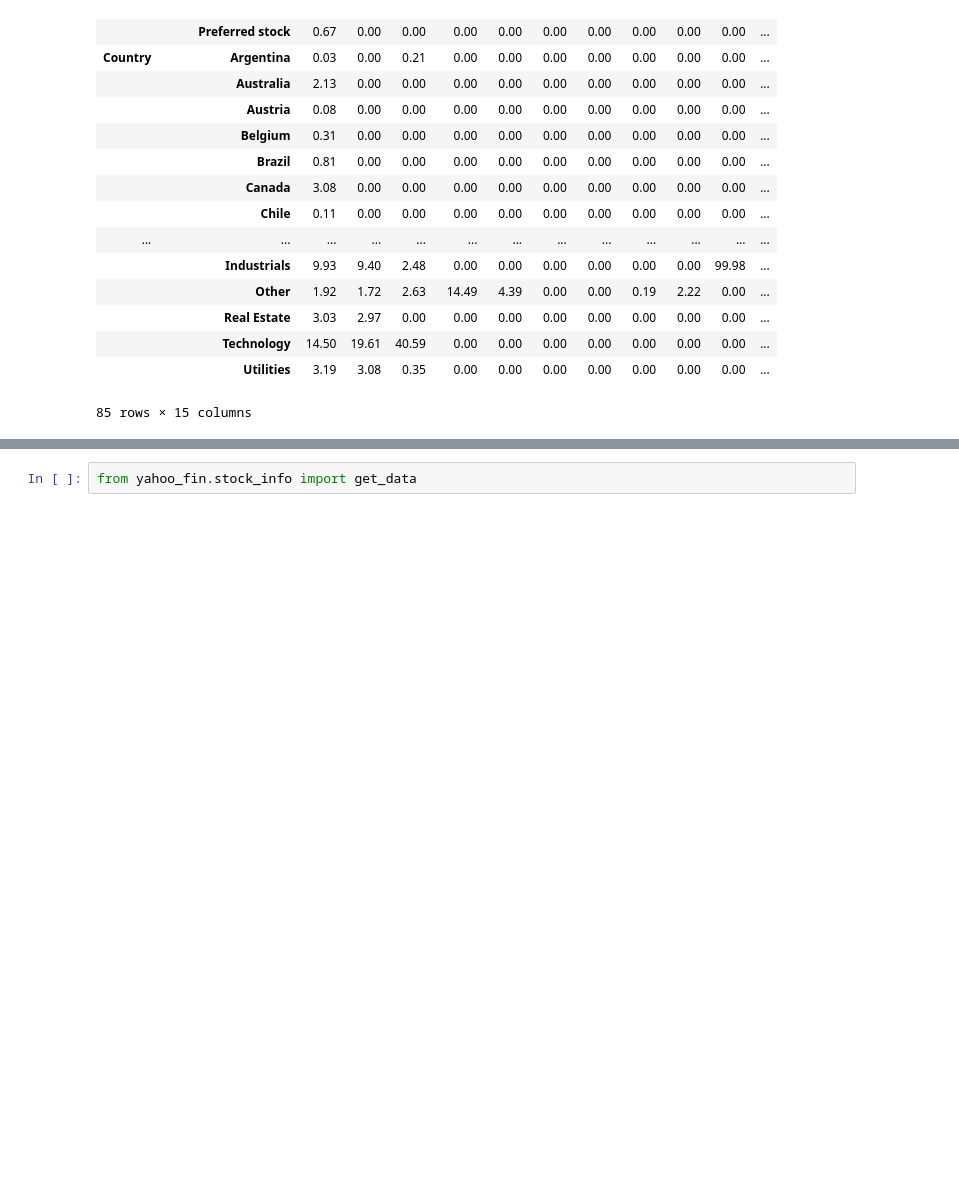
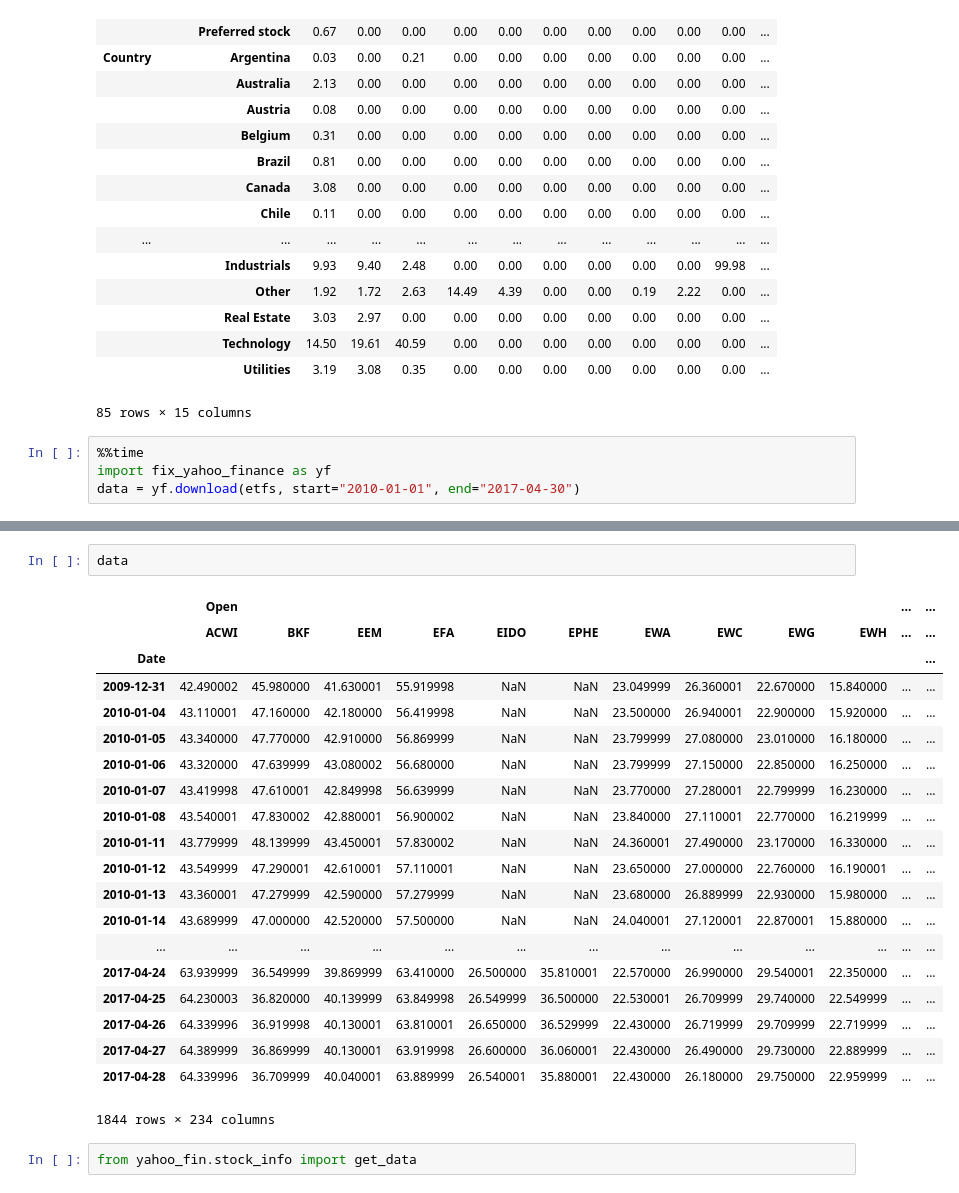
Before and after one commit to Pyeon-Joung-Wook/etfscrapy, a Jupyter notebook: etfscrapy.ipynb, the cells around one changed output, grey strips where cells are left out. Drawn from its saved outputs; the diff is of its cells as text; blank space fills up the shorter version.

```diff
--- a/etfscrapy.ipynb
+++ b/etfscrapy.ipynb
@@ -141,3 +141,7 @@ etfs
 |  | Technology | 14.50 | 19.61 | 40.59 | 0.00 | 0.00 | 0.00 | 0.00 | 0.00 | 0.00 | 0.00 | ... |
 |  | Utilities | 3.19 | 3.08 | 0.35 | 0.00 | 0.00 | 0.00 | 0.00 | 0.00 | 0.00 | 0.00 | ... |
 85 rows × 15 columns
+# %%
+%%time
+import fix_yahoo_finance as yf
+data = yf.download(etfs, start="2010-01-01", end="2017-04-30")
@@ -144,3 +151,26 @@ etfs
+# %%
+data
+# %% [output]
+|  | Open |  |  |  |  |  |  |  |  |  | ... | ... |
+|  | ACWI | BKF | EEM | EFA | EIDO | EPHE | EWA | EWC | EWG | EWH | ... | ... |
+| Date |  |  |  |  |  |  |  |  |  |  |  | ... |
+| 2009-12-31 | 42.490002 | 45.980000 | 41.630001 | 55.919998 | NaN | NaN | 23.049999 | 26.360001 | 22.670000 | 15.840000 | ... | ... |
+| 2010-01-04 | 43.110001 | 47.160000 | 42.180000 | 56.419998 | NaN | NaN | 23.500000 | 26.940001 | 22.900000 | 15.920000 | ... | ... |
+| 2010-01-05 | 43.340000 | 47.770000 | 42.910000 | 56.869999 | NaN | NaN | 23.799999 | 27.080000 | 23.010000 | 16.180000 | ... | ... |
+| 2010-01-06 | 43.320000 | 47.639999 | 43.080002 | 56.680000 | NaN | NaN | 23.799999 | 27.150000 | 22.850000 | 16.250000 | ... | ... |
+| 2010-01-07 | 43.419998 | 47.610001 | 42.849998 | 56.639999 | NaN | NaN | 23.770000 | 27.280001 | 22.799999 | 16.230000 | ... | ... |
+| 2010-01-08 | 43.540001 | 47.830002 | 42.880001 | 56.900002 | NaN | NaN | 23.840000 | 27.110001 | 22.770000 | 16.219999 | ... | ... |
+| 2010-01-11 | 43.779999 | 48.139999 | 43.450001 | 57.830002 | NaN | NaN | 24.360001 | 27.490000 | 23.170000 | 16.330000 | ... | ... |
+| 2010-01-12 | 43.549999 | 47.290001 | 42.610001 | 57.110001 | NaN | NaN | 23.650000 | 27.000000 | 22.760000 | 16.190001 | ... | ... |
+| 2010-01-13 | 43.360001 | 47.279999 | 42.590000 | 57.279999 | NaN | NaN | 23.680000 | 26.889999 | 22.930000 | 15.980000 | ... | ... |
+| 2010-01-14 | 43.689999 | 47.000000 | 42.520000 | 57.500000 | NaN | NaN | 24.040001 | 27.120001 | 22.870001 | 15.880000 | ... | ... |
+| ... | ... | ... | ... | ... | ... | ... | ... | ... | ... | ... | ... | ... |
+| 2017-04-24 | 63.939999 | 36.549999 | 39.869999 | 63.410000 | 26.500000 | 35.810001 | 22.570000 | 26.990000 | 29.540001 | 22.350000 | ... | ... |
+| 2017-04-25 | 64.230003 | 36.820000 | 40.139999 | 63.849998 | 26.549999 | 36.500000 | 22.530001 | 26.709999 | 29.740000 | 22.549999 | ... | ... |
+| 2017-04-26 | 64.339996 | 36.919998 | 40.130001 | 63.810001 | 26.650000 | 36.529999 | 22.430000 | 26.719999 | 29.709999 | 22.719999 | ... | ... |
+| 2017-04-27 | 64.389999 | 36.869999 | 40.130001 | 63.919998 | 26.600000 | 36.060001 | 22.430000 | 26.490000 | 29.730000 | 22.889999 | ... | ... |
+| 2017-04-28 | 64.339996 | 36.709999 | 40.040001 | 63.889999 | 26.540001 | 35.880001 | 22.430000 | 26.180000 | 29.750000 | 22.959999 | ... | ... |
+1844 rows × 234 columns
 # %%
 from yahoo_fin.stock_info import get_data
 # %%
```
Also changed, not shown: parts of 1 cell of this notebook.
